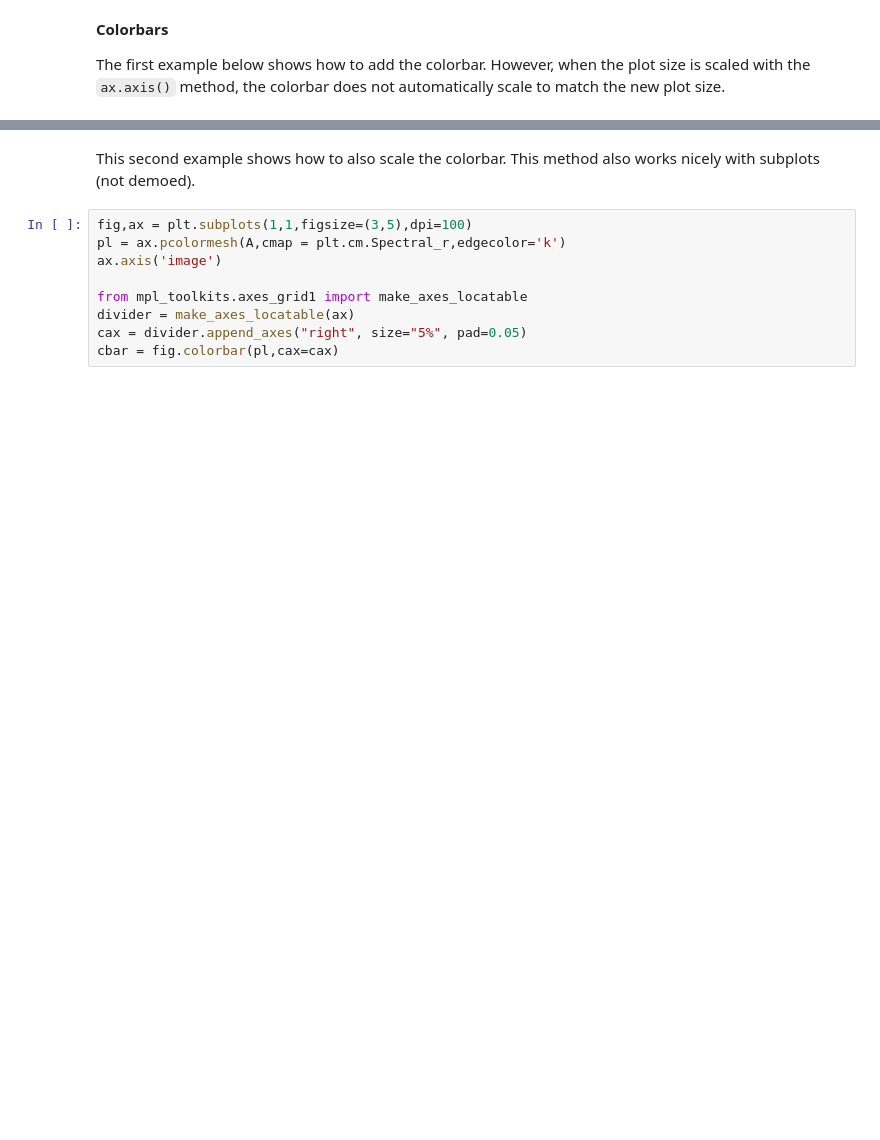
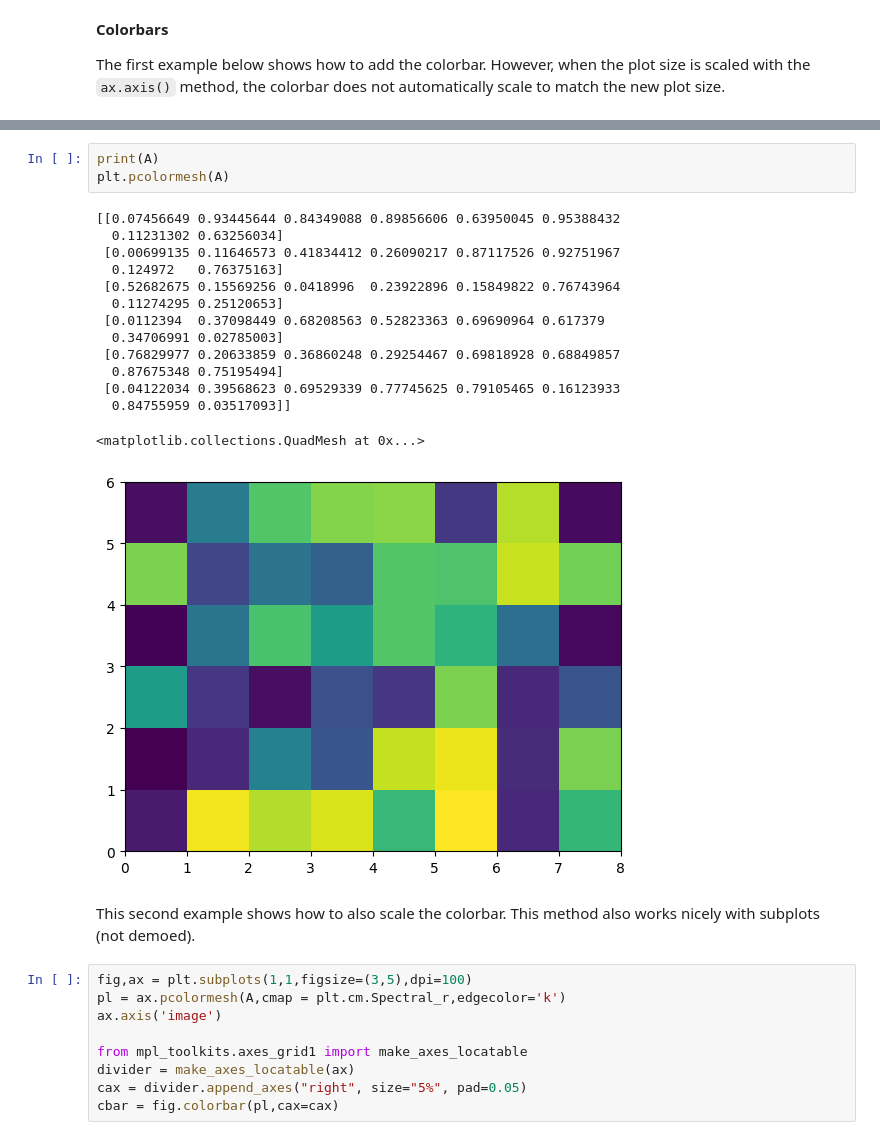
Before and after one commit to fran-scala/ML_course_Pavia_23, a Jupyter notebook: python_advance/matplotlib_intro.ipynb, the cells around one changed output, grey strips where cells are left out. Cells and saved outputs as stored; diff of their text form; blank space fills up the shorter version.

```diff
--- a/python_advance/matplotlib_intro.ipynb
+++ b/python_advance/matplotlib_intro.ipynb
@@ -350,3 +361,21 @@ fig.colorbar(pl)
+# %%
+print(A)
+plt.pcolormesh(A)
+# %% [output]
+[[0.07456649 0.93445644 0.84349088 0.89856606 0.63950045 0.95388432
+  0.11231302 0.63256034]
+ [0.00699135 0.11646573 0.41834412 0.26090217 0.87117526 0.92751967
+  0.124972   0.76375163]
+ [0.52682675 0.15569256 0.0418996  0.23922896 0.15849822 0.76743964
+  0.11274295 0.25120653]
+ [0.0112394  0.37098449 0.68208563 0.52823363 0.69690964 0.617379
+  0.34706991 0.02785003]
+ [0.76829977 0.20633859 0.36860248 0.29254467 0.69818928 0.68849857
+  0.87675348 0.75195494]
+ [0.04122034 0.39568623 0.69529339 0.77745625 0.79105465 0.16123933
+  0.84755959 0.03517093]]
+<matplotlib.collections.QuadMesh at 0x...>
+[figure, added]
 # %% [markdown]
 This second example shows how to also scale the colorbar. This method also works nicely with subplots (not demoed).
 # %%
```
Also changed, not shown: parts of 33 cells of this notebook.
